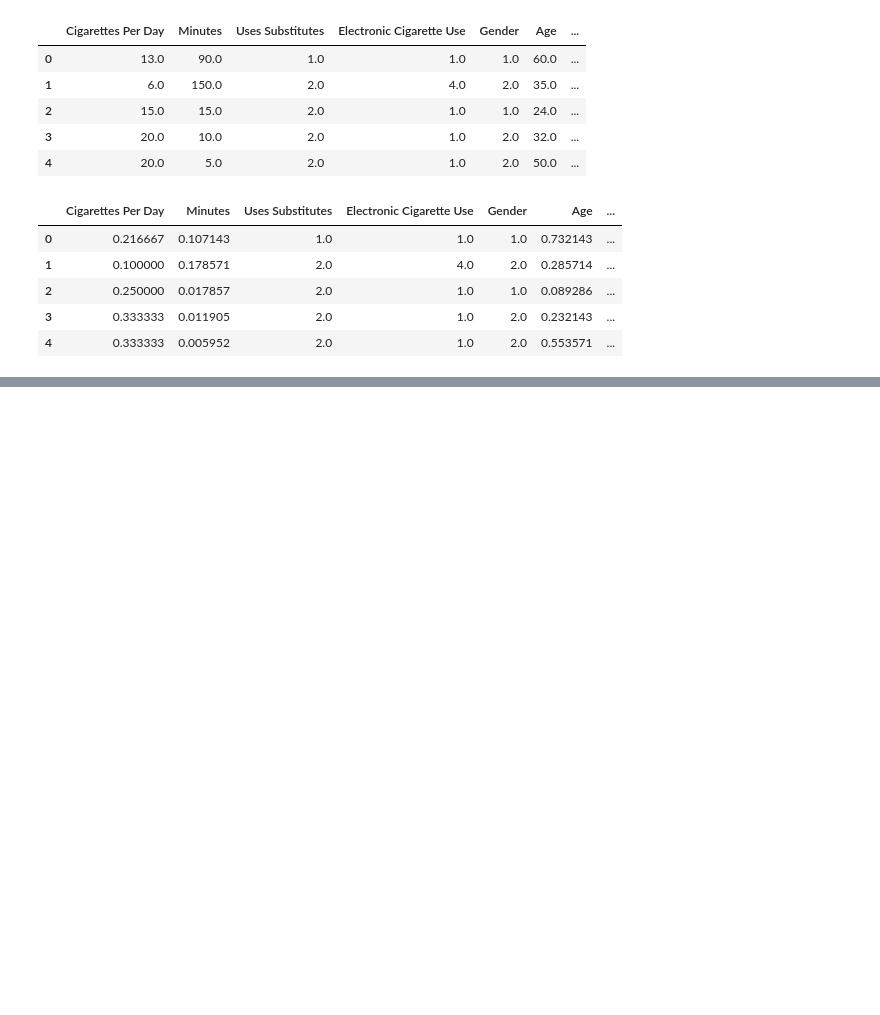
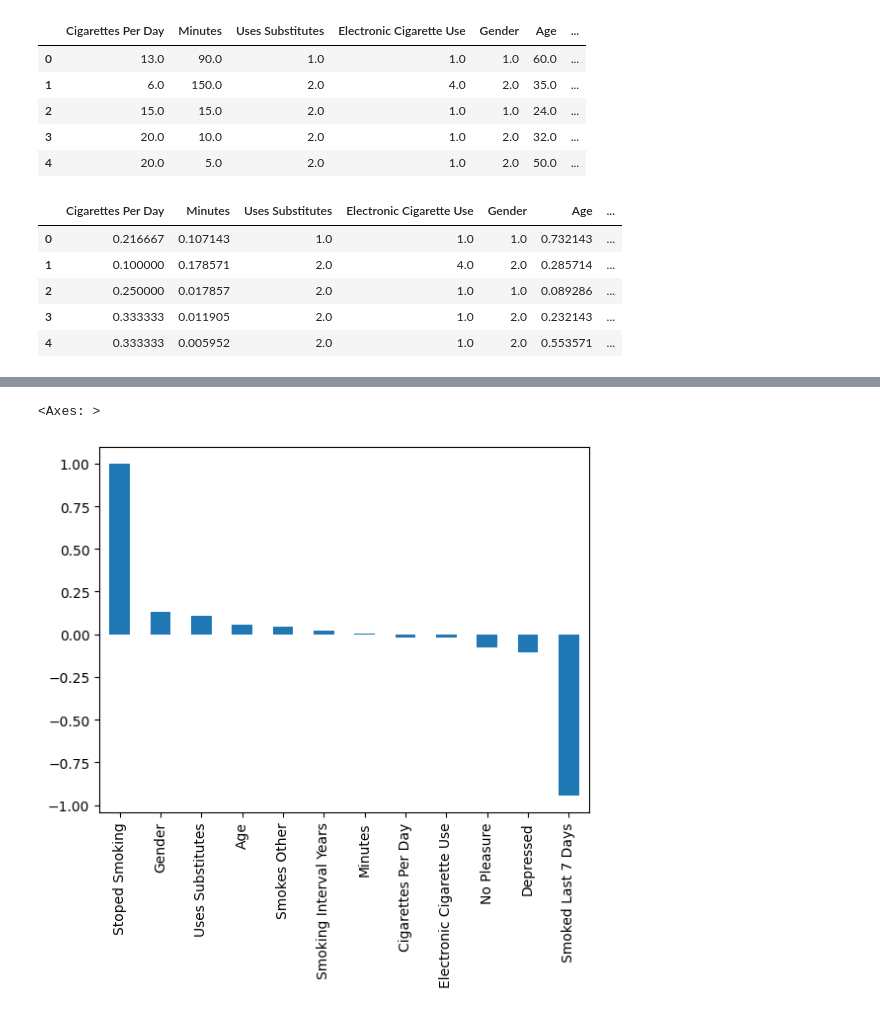
Before and after one commit to unsmoke/machine-learning, a Jupyter notebook: quite-smoke.ipynb, the cells around one changed output, grey strips where cells are left out. Cells and saved outputs as stored; diff of their text form; code cells hidden in the pictures; blank space fills up the shorter version.

```diff
--- a/quite-smoke.ipynb
+++ b/quite-smoke.ipynb
@@ -173,3 +180,18 @@ data_imputed.to_csv("./tiga-label.csv",index=False)
+# %%
+def determine_label(row):
+    if row['Smoked After 7d'] == 1:
+        return 1
+    if row['Smoked After 1m'] == 1:
+        return 2
+    if row['Smoked After 6m'] == 1:
+        return 3
+
+    return 3
+
+# Terapkan fungsi determine_label untuk setiap baris di dataset
+y = data_imputed.apply(determine_label, axis=1)
+# %%
+data_imputed['Stoped Smoking'] = y.values
 # %%
 from sklearn.preprocessing import MinMaxScaler
 
@@ -296,3 +302,8 @@ for i in categorical_features:
+# %%
+data_imputed.corr()['Stoped Smoking'].sort_values(ascending=False).plot(kind='bar')
+# %% [output]
+<Axes: >
+[figure, added]
 # %%
 from sklearn.preprocessing import OneHotEncoder
 
```
Also changed, not shown: parts of 32 cells of this notebook, 6 other files.
